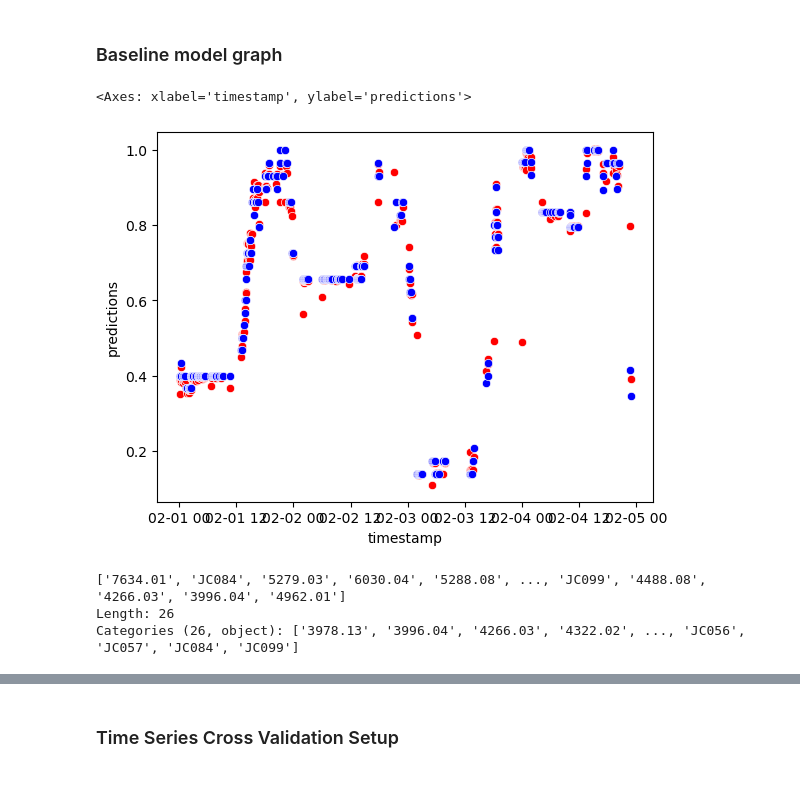
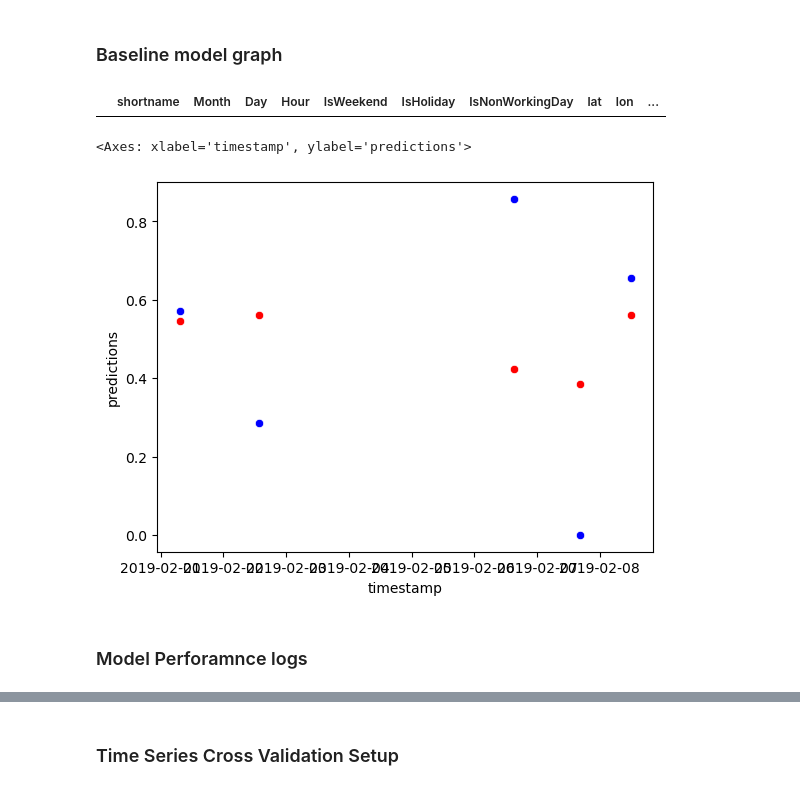
Before and after one commit to tristange123/citi_bike_project, a Jupyter notebook: Python_Backend/model_testing.ipynb, the cells around one changed output, grey strips where cells are left out. Cells and saved outputs as stored; diff of their text form; code cells hidden in the pictures.

```diff
--- a/Python_Backend/model_testing.ipynb
+++ b/Python_Backend/model_testing.ipynb
@@ -36,7 +45,7 @@ used_shortname_to_name
 # %% [markdown]
 ## Data Processing again bru
 # %%
-df = pd.read_csv('medium_train_set.csv')
+df = pd.read_csv('small_train_set.csv')
 # %% [markdown]
 ### Final Pipeline
 # %%
@@ -91,9 +126,9 @@ from sklearn.model_selection import TimeSeriesSplit
 from sklearn.metrics import mean_absolute_error, mean_squared_error, r2_score
 from catboost import CatBoostRegressor
 # %%
-df = process_file('medium_train_set.csv')
+df = process_file('mediumset_14thstbelow.csv')
 feature_columns = ['shortname', 'Month', 'Day', 'Hour',
-                   'IsWeekend', 'IsHoliday', 'IsNonWorkingDay', 'lat', 'lon', 'prev_percentage', 'time_since_last_lag', 'IsRushHour']
+                   'IsWeekend', 'IsHoliday', 'IsNonWorkingDay', 'lat', 'lon', 'IsRushHour','minute']
 
 
 X_train = df[feature_columns]
@@ -104,5 +139,5 @@ After dropping NA: 533408 rows
 # %%
-val_dataset = process_file('medium_crossval_set.csv')
+val_dataset = process_file('valset_14thstbelow.csv')
 X_val = val_dataset[feature_columns]
 y_val = val_dataset['percentage_available']
 # %% [output]
@@ -125,7 +160,7 @@ baseline_model = CatBoostRegressor(
     verbose=100
 )
 
-baseline_model.fit(X_train, y_train, cat_features=['shortname'], eval_set=(X_val, y_val))
+baseline_model.fit(X_train, y_train, cat_features=['shortname', 'Month','Day'], eval_set=(X_val, y_val))
 
 y_train_pred = baseline_model.predict(X_train)
 y_val_pred = baseline_model.predict(X_val)
@@ -169,18 +228,34 @@ Validation Set:
 # %% [markdown]
 ### Baseline model graph
+# %%
+val_dataset[(val_dataset['shortname'] == '4322.02')]
+# %% [output]
+|  | shortname | Month | Day | Hour | IsWeekend | IsHoliday | IsNonWorkingDay | lat | lon | ... |
 # %%
 val_dataset['predictions'] = y_val_pred
 
-timeframe_graphed = (val_dataset['timestamp'] >= dt(2019,2,1, tzinfo = timezone.utc)) & (val_dataset['timestamp'] < dt(2019,2,5, tzinfo = timezone.utc))
+timeframe_graphed = (val_dataset['timestamp'] >= dt(2019,2,1, tzinfo = timezone.utc)) & (val_dataset['timestamp'] < dt(2019,2,14, tzinfo = timezone.utc))
 
-sns.scatterplot(data= val_dataset[(val_dataset['shortname'] == '5532.01') & timeframe_graphed], x='timestamp', y='predictions', color = 'red')
-sns.scatterplot(data= val_dataset[(val_dataset['shortname'] == '5532.01') & timeframe_graphed], x='timestamp', y='percentage_available', color = 'blue')
+sns.scatterplot(data= val_dataset[(val_dataset['shortname'] == '5575.08') & timeframe_graphed], x='timestamp', y='predictions', color = 'red')
+
+sns.scatterplot(data= val_dataset[(val_dataset['shortname'] == '5575.08') & timeframe_graphed], x='timestamp', y='percentage_available', color = 'blue')
+# sns.scatterplot(data= val_dataset[(val_dataset['shortname'] == '5532.01') & timeframe_graphed], x='timestamp', y='predictions', color = 'blue')
 # %% [output]
 <Axes: xlabel='timestamp', ylabel='predictions'>
-[figure, old version]
+[figure, new version]
+# %% [markdown]
+### Model Perforamnce logs
 # %%
-val_dataset['shortname'].unique()
+
+model_logs = pd.read_csv('model_logs.csv')
+model_logs.loc[len(model_logs)] = pd.Series({
+    'model_name': 'used dataset with 500,000 rows by per csv',
+    'train_mae': val_mae,
+    'train_rmse': val_rmse,
+    'R^2': val_r2,
+    'hyperparams': 'default',
+    'features_used': 'Standard',
+    'notes': 'holy shit more data actually matters so much'
+})
+
+model_logs.to_csv('model_logs.csv', index=False)
-# %% [output]
-['7634.01', 'JC084', '5279.03', '6030.04', '5288.08', ..., 'JC099', '4488.08', '4266.03', '3996.04', '4962.01']
-Length: 26
-Categories (26, object): ['3978.13', '3996.04', '4266.03', '4322.02', ..., 'JC056', 'JC057', 'JC084', 'JC099']
```
Also changed, not shown: parts of 12 cells of this notebook, 1 other file.
